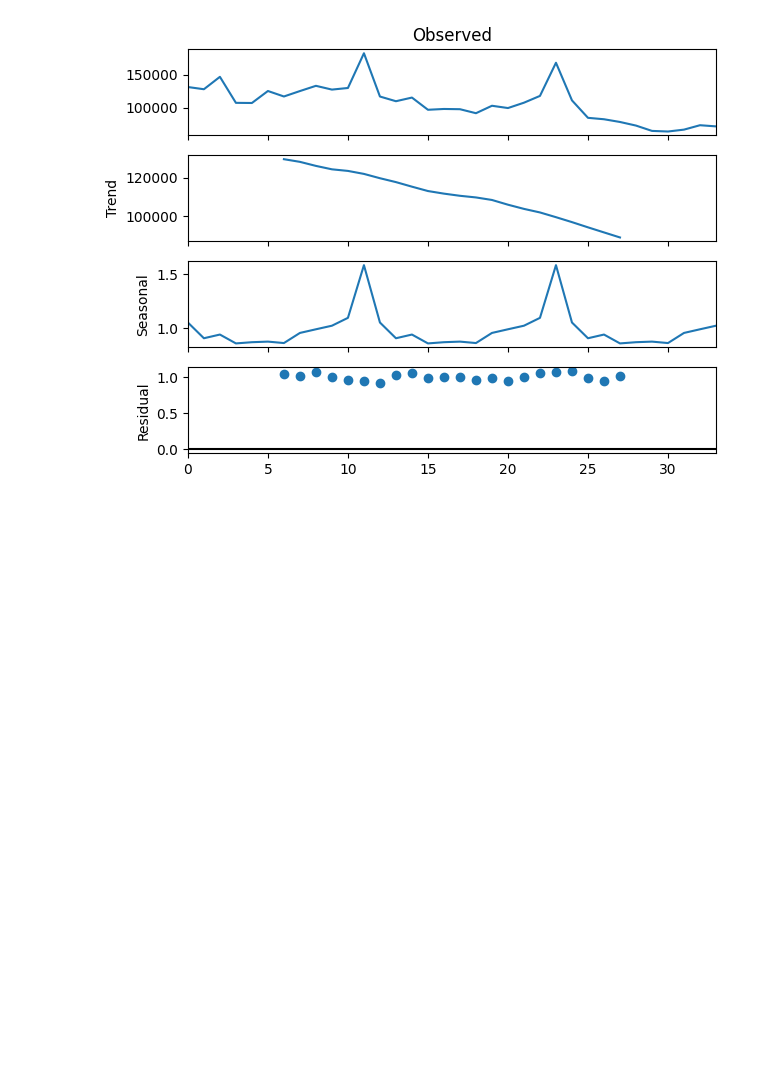
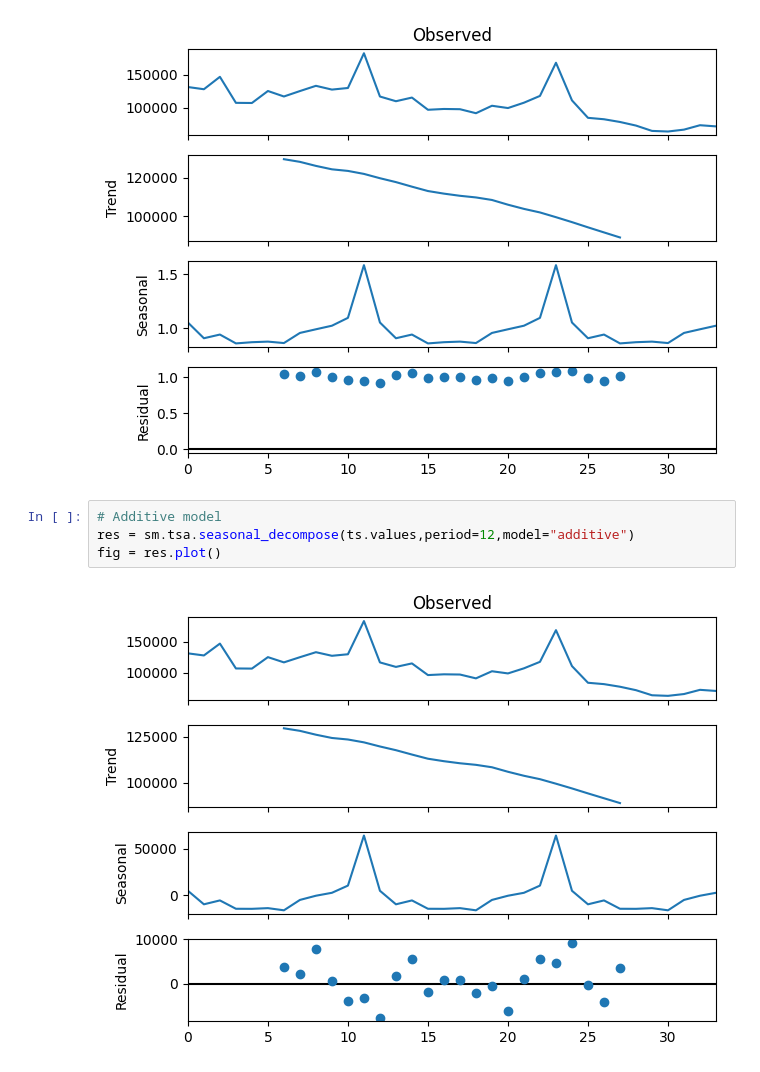
Before and after one commit to LHY-UESTC/Data-Mining, a Jupyter notebook: Predict Future Sales/Predict-Future-Sales.ipynb, the cells around one changed output. Cells and saved outputs as stored; diff of their text form; blank space fills up the shorter version.

```diff
--- a/Predict Future Sales/Predict-Future-Sales.ipynb
+++ b/Predict Future Sales/Predict-Future-Sales.ipynb
@@ -160,3 +160,9 @@ res = sm.tsa.seasonal_decompose(ts.values, period=12, model="multiplicative")
 fig = res.plot()
 # %% [output]
 [figure]
+# %%
+# Additive model
+res = sm.tsa.seasonal_decompose(ts.values,period=12,model="additive")
+fig = res.plot()
+# %% [output]
+[figure, added]
```
Also changed, not shown: parts of 9 cells of this notebook, 1 other file.
